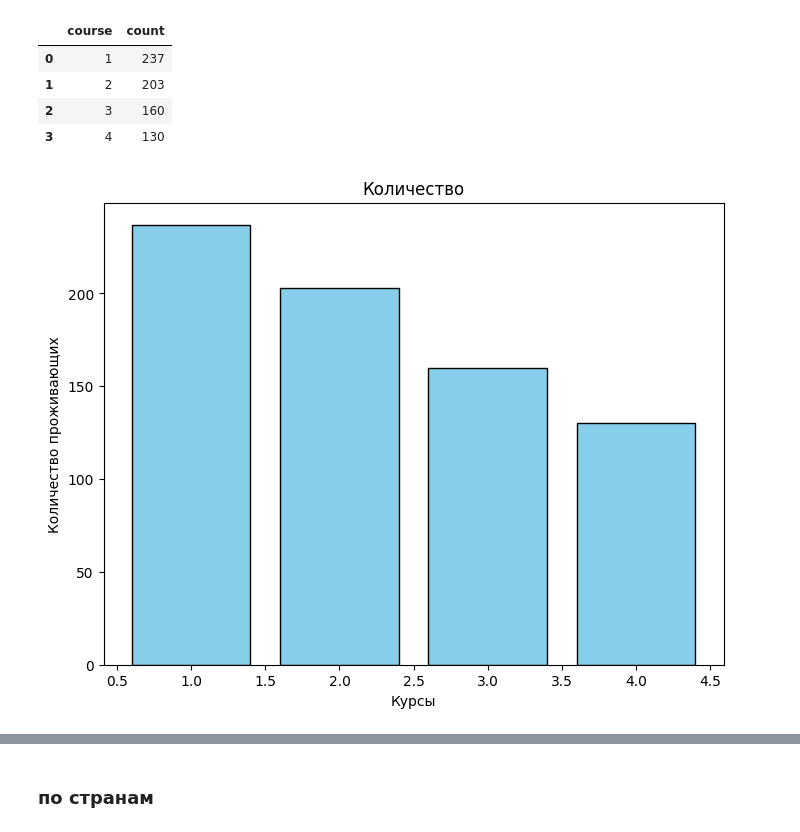
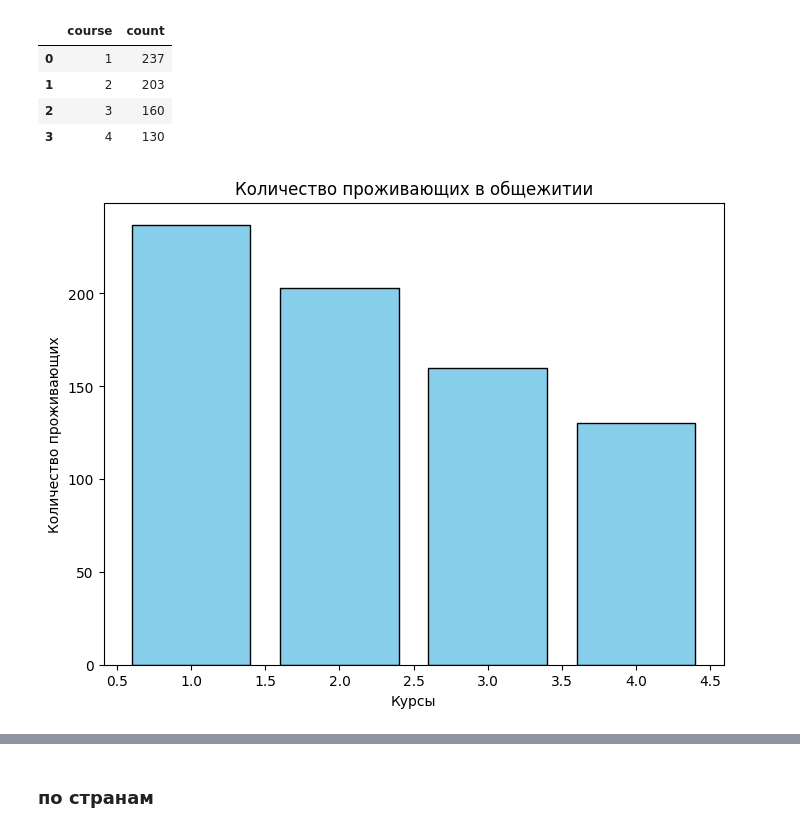
Before and after one commit to safonsaf/aspiranti, a Jupyter notebook: asp_analysis.ipynb, the cells around one changed output, grey strips where cells are left out. Drawn from its saved outputs; the diff is of its cells as text; code cells hidden in the pictures.

```diff
--- a/asp_analysis.ipynb
+++ b/asp_analysis.ipynb
@@ -12,7 +12,7 @@ pd.set_option('display.max_colwidth', None)
 pd.options.display.max_columns=None
 pd.options.mode.chained_assignment = None
 # %%
-asp = pd.read_excel(r'C:\Users\User\asp\asp_nov.xls')
+asp = pd.read_excel(r'/home/kusapochka/aspiranti/asp_nov.xls')
 # %%
 asp.info()
 # %% [output]
@@ -284,12 +284,12 @@ asp_courses
 # %%
 plt.figure(figsize=(8, 6))
 plt.bar(asp_courses['course'], asp_courses['count'], color='skyblue', edgecolor='black')
 
 # добавляем заголовок и подписи к осям
-plt.title('Количество')
+plt.title('Количество проживающих в общежитии')
 plt.xlabel('Курсы')
 plt.ylabel('Количество проживающих')
 
 plt.show()
 # %% [output]
-[figure, old version]
+[figure, new version]
```
Also changed, not shown: parts of 11 cells of this notebook, 1 other file.
